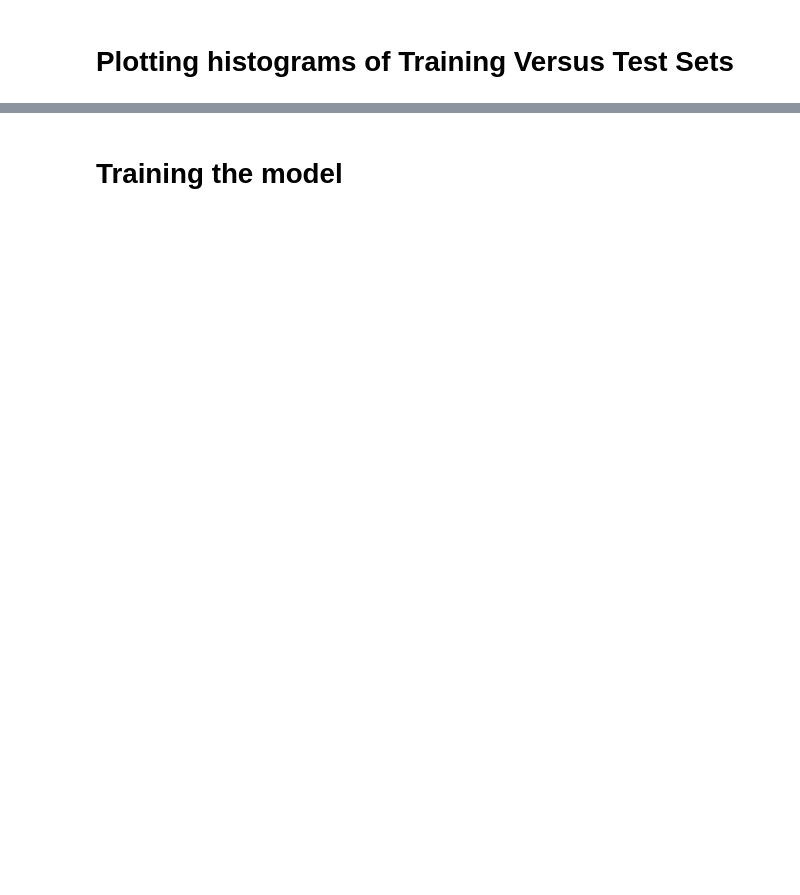
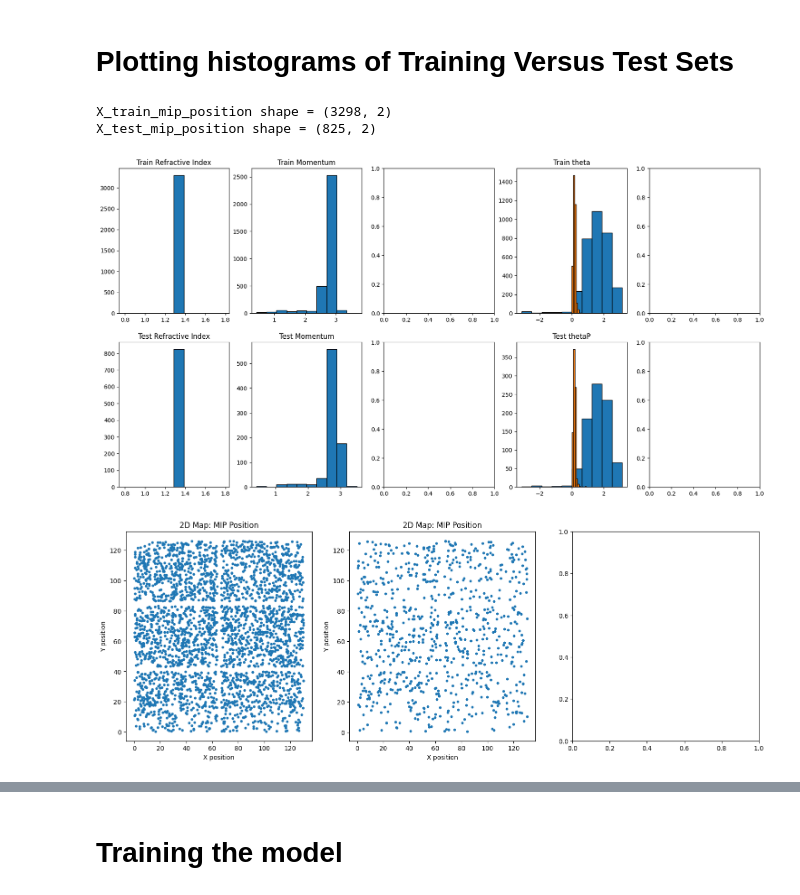
Before and after one commit to eflatlan/CNN_PID, a Jupyter notebook: newArc_segment.ipynb, the cells around one changed output, grey strips where cells are left out. Saved outputs shown, nothing was run; the diff lists cells and outputs as text; code cells hidden in the pictures; blank space fills up the shorter version.

```diff
--- a/newArc_segment.ipynb
+++ b/newArc_segment.ipynb
@@ -786,8 +789,8 @@ class ParticleDataUtils:
       # Assuming that classify_candidates_with_pad_sequences can work on lists
       # of data arrays, and it pads them to a uniform size
       pion_candidates, kaon_candidates, proton_candidates, non_candidates, cand_combined = classify_candidates_with_pad_sequences(
-          x_values_data_list, y_values_data_list, chi2_values_data_list,
-          q_values_data_list, xe_values_data_list, ye_values_data_list, candStatus_values_data_list,
+          x_values_data_list, y_values_data_list, mCluSize_list,
+          q_values_data_list, candStatus_values_data_list,
           max_length_nested
       )
       print(f"pion_candidates shape {pion_candidates.shape}")
@@ -2366,7 +2370,12 @@ Epoch 11/800
 # %% [markdown]
 # Plotting histograms of Training Versus Test Sets
 # %%
-#classifier.plot_hist(X_train = X_train, X_test = X_test, y_train = y_train, y_test = y_test)
+classifier.plot_hist(X_train = X_train, X_test = X_test, y_train = y_train, y_test = y_test)
+# %% [output]
+X_train_mip_position shape = (3298, 2)
+X_test_mip_position shape = (825, 2)
+[figure, added]
+[figure, added]
 # %%
 
 X_train_pion_candidates = X_train["X_train_pion_candidates"]
```
Also changed, not shown: parts of 6 cells of this notebook.
